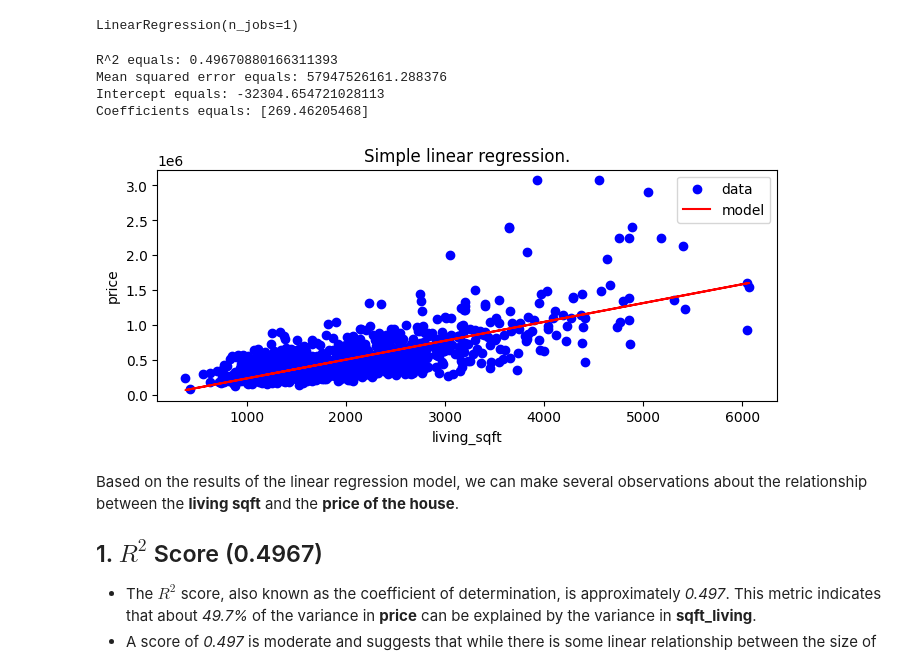
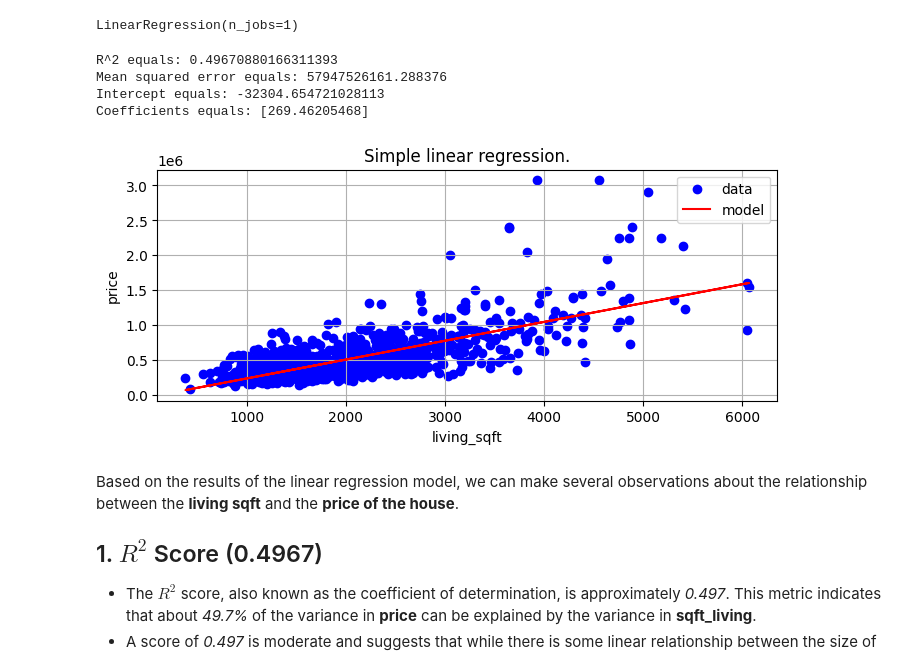
Before and after one commit to Falanger-debug/Data-Analyticts, a Jupyter notebook: Regression - primer/Lizak_Lukasz_Primary_2/Assignment_2_without_code (1).ipynb, the cells around one changed output. Drawn from its saved outputs; the diff is of its cells as text; code cells hidden in the pictures.

```diff
--- a/Regression - primer/Lizak_Lukasz_Primary_2/Assignment_2_without_code (1).ipynb
+++ b/Regression - primer/Lizak_Lukasz_Primary_2/Assignment_2_without_code (1).ipynb
@@ -28,34 +29,35 @@ LinearRegression(n_jobs=1)
 # %%
 #b)
 
 #Your code:
 y_pred= model.predict(X)
 
 r_squared=model.score(X,y)
 mse= mean_squared_error(y, y_pred)
 
 print(f"R^2 equals: {r_squared}")
 print(f"Mean squared error equals: {mse}")
 print(f"Intercept equals: {model.intercept_}")
 print(f"Coefficients equals: {model.coef_}")
 
 plt.figure(figsize=(8, 3))
 plt.scatter(X, y, color='blue', label='data')
 plt.plot(X, y_pred, color='red', label='model')
 plt.xlabel('living_sqft')
 plt.ylabel('price')
 plt.title('Simple linear regression.')
+plt.grid(True)
 plt.legend()
 plt.show()
 
 
 #Hint: model.predict(), model.intercept_,  model.coef_, model.score()
 # %% [output]
 R^2 equals: 0.49670880166311393
 Mean squared error equals: 57947526161.288376
 Intercept equals: -32304.654721028113
 Coefficients equals: [269.46205468]
-[figure, old version]
+[figure, new version]
 # %% [markdown]
 Based on the results of the linear regression model, we can make several observations about the relationship between the **living sqft** and the **price of the house**.
 ## 1. $ R^2 $ Score (0.4967)
```
Also changed, not shown: parts of 12 cells of this notebook, 1 other file.
